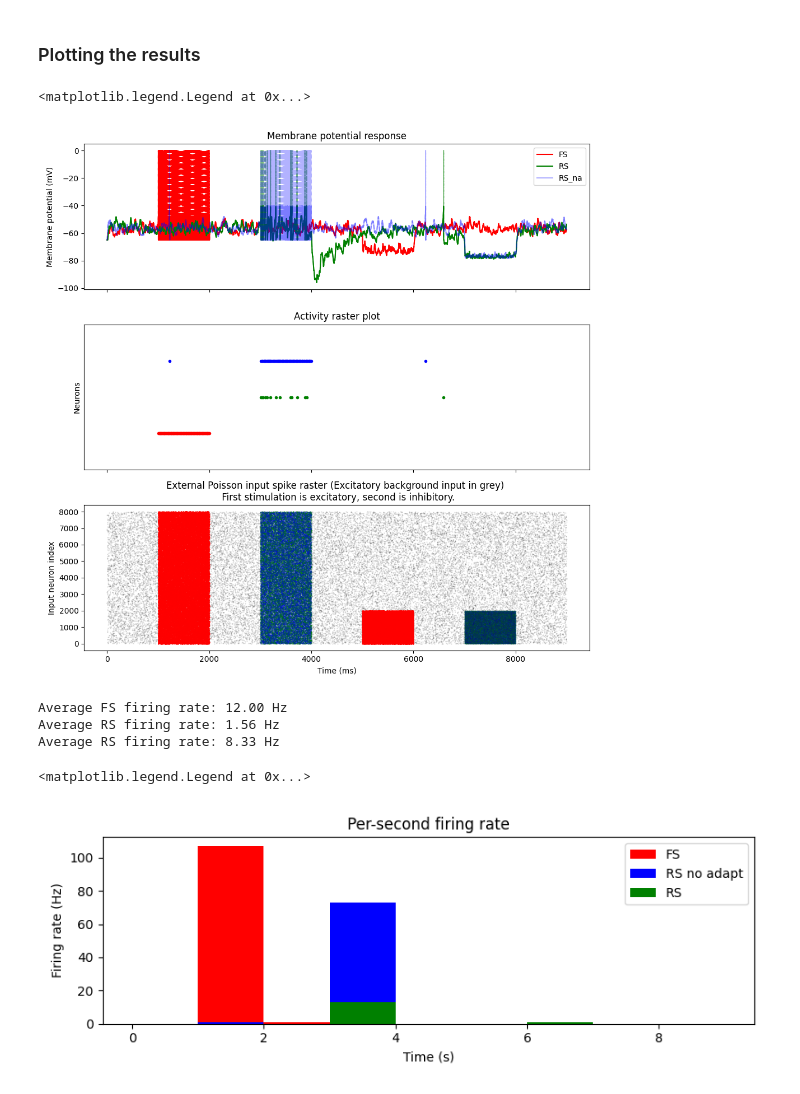
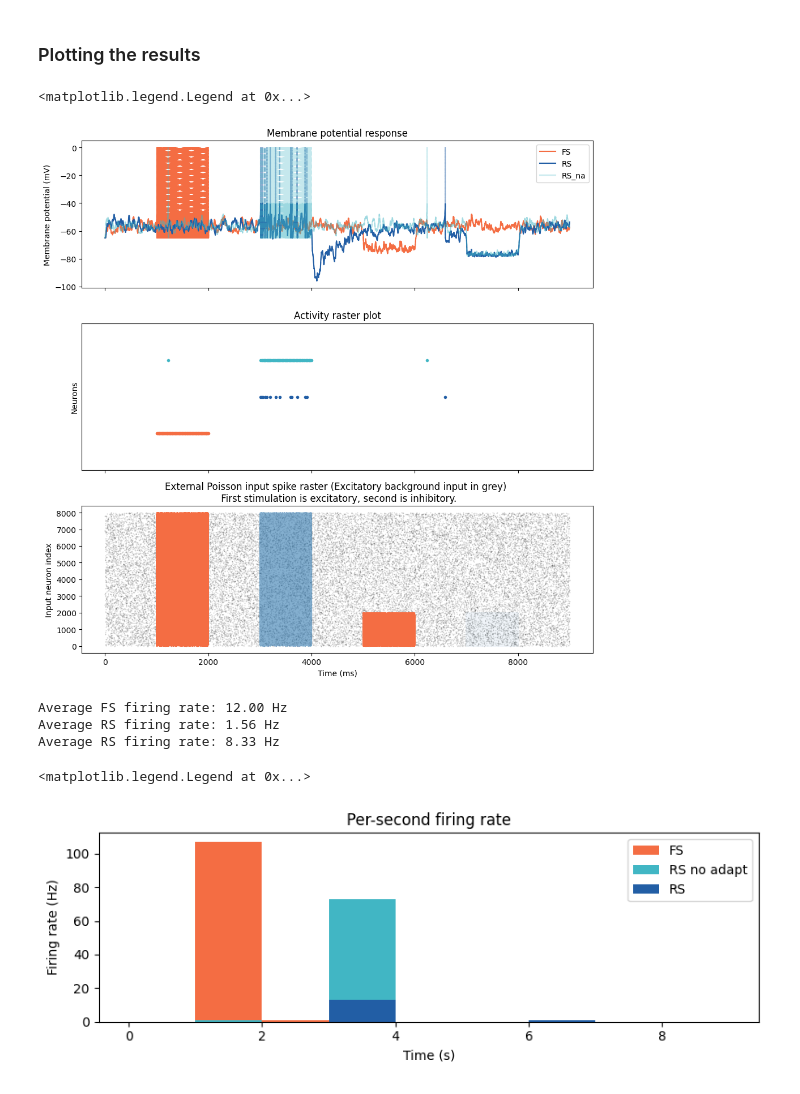
Before and after one commit to IlaCar/neuron-to-meanfield, a Jupyter notebook: single_neuron_simulation/single_neuron_synaptic_stimulation.ipynb, the cells around one changed output. Cells and saved outputs as stored; diff of their text form; code cells hidden in the pictures.

Commit message:
updating notebooks -- generating manuscript figures in progress

```diff
--- a/single_neuron_simulation/single_neuron_synaptic_stimulation.ipynb
+++ b/single_neuron_simulation/single_neuron_synaptic_stimulation.ipynb
@@ -289,19 +298,19 @@ Wall time: 30.7 s
 # %%
 fig, ax = plt.subplots(3, 1, figsize=(10, 10), sharex=True)
 
-ax[0].plot(mon_FS.t / b2.ms, mon_FS.v[0] / b2.mV, color='red', label = 'FS')
-ax[0].plot(mon_FS.t / b2.ms, get_pretty_voltage(mon_FS.v[0], -48) / b2.mV, '--', color='red')
-ax[0].plot(mon_RS.t / b2.ms, mon_RS.v[0] / b2.mV, color='green', label = 'RS')
-ax[0].plot(mon_RS.t / b2.ms, get_pretty_voltage(mon_RS.v[0], -45) / b2.mV, '--', color='green', alpha = 0.5)
-ax[0].plot(mon_RS_na.t / b2.ms, mon_RS_na.v[0] / b2.mV, color='blue', alpha = 0.3, label = 'RS_na')
-ax[0].plot(mon_RS_na.t / b2.ms, get_pretty_voltage(mon_RS_na.v[0], -45) / b2.mV, '--', color='blue', alpha = 0.3)
+ax[0].plot(mon_FS.t / b2.ms, mon_FS.v[0] / b2.mV, color=color_palette['FS'], label = 'FS')
+ax[0].plot(mon_FS.t / b2.ms, get_pretty_voltage(mon_FS.v[0], -48) / b2.mV, '--', color=color_palette['FS'])
+ax[0].plot(mon_RS.t / b2.ms, mon_RS.v[0] / b2.mV, color=color_palette['RS'], label = 'RS')
+ax[0].plot(mon_RS.t / b2.ms, get_pretty_voltage(mon_RS.v[0], -45) / b2.mV, '--', color=color_palette['RS'], alpha = 0.5)
+ax[0].plot(mon_RS_na.t / b2.ms, mon_RS_na.v[0] / b2.mV, color=color_palette['RS_no_adapt'], alpha = 0.3, label = 'RS_na')
+ax[0].plot(mon_RS_na.t / b2.ms, get_pretty_voltage(mon_RS_na.v[0], -45) / b2.mV, '--', color=color_palette['RS_no_adapt'], alpha = 0.3)
 
 ax[0].set_ylabel('Membrane potential (mV)')
 ax[0].set_title('Membrane potential response')
 
-ax[1].plot(mon_spike_FS.t / b2.ms,  np.zeros(len(mon_spike_FS.t)), '.', color='red')
-ax[1].plot(mon_spike_RS.t / b2.ms,  np.full((len(mon_spike_RS.t)),1), '.', color='green') # sanity check
-ax[1].plot(mon_spike_RS_na.t / b2.ms,  np.full((len(mon_spike_RS_na.t)),2), '.', color='blue') # sanity check
+ax[1].plot(mon_spike_FS.t / b2.ms,  np.zeros(len(mon_spike_FS.t)), '.', color=color_palette['FS'])
+ax[1].plot(mon_spike_RS.t / b2.ms,  np.full((len(mon_spike_RS.t)),1), '.', color=color_palette['RS']) # sanity check
+ax[1].plot(mon_spike_RS_na.t / b2.ms,  np.full((len(mon_spike_RS_na.t)),2), '.', color=color_palette['RS_no_adapt']) # sanity check
 
 ax[1].set_yticks([])
 ax[1].set_ylim(-1,3)
@@ -310,13 +319,13 @@ ax[1].set_title('Activity raster plot')
 
 ax[2].plot(mon_Poisson_input_all.t / b2.ms, mon_Poisson_input_all.i, '.k', alpha = 0.15, markersize=1)
 
-ax[2].plot(mon_Poisson_input_exc_FS.t / b2.ms, mon_Poisson_input_exc_FS.i, '.r', markersize=1)
-ax[2].plot(mon_Poisson_input_exc_RS.t / b2.ms, mon_Poisson_input_exc_RS.i, '.g', alpha = 0.5,  markersize=1)
-ax[2].plot(mon_Poisson_input_exc_RS_na.t / b2.ms, mon_Poisson_input_exc_RS_na.i, '.b', alpha = 0.15, markersize=1)
+ax[2].plot(mon_Poisson_input_exc_FS.t / b2.ms, mon_Poisson_input_exc_FS.i, color_palette['FS'], markersize=1)
+ax[2].plot(mon_Poisson_input_exc_RS.t / b2.ms, mon_Poisson_input_exc_RS.i, color_palette['RS'], alpha = 0.5,  markersize=1)
+ax[2].plot(mon_Poisson_input_exc_RS_na.t / b2.ms, mon_Poisson_input_exc_RS_na.i, color_palette['RS_no_adapt'], alpha = 0.15, markersize=1)
 
-ax[2].plot(mon_Poisson_input_inh_FS.t / b2.ms, mon_Poisson_input_inh_FS.i, '.r', markersize=1)
-ax[2].plot(mon_Poisson_input_inh_RS.t / b2.ms, mon_Poisson_input_inh_RS.i, '.g', alpha = 0.05, markersize=1)
-ax[2].plot(mon_Poisson_input_inh_RS_na.t / b2.ms, mon_Poisson_input_inh_RS_na.i, '.b', alpha = 0.015, markersize=1)
+ax[2].plot(mon_Poisson_input_inh_FS.t / b2.ms, mon_Poisson_input_inh_FS.i, color_palette['FS'], markersize=1)
+ax[2].plot(mon_Poisson_input_inh_RS.t / b2.ms, mon_Poisson_input_inh_RS.i, color_palette['RS'], alpha = 0.05, markersize=1)
+ax[2].plot(mon_Poisson_input_inh_RS_na.t / b2.ms, mon_Poisson_input_inh_RS_na.i, color_palette['RS_no_adapt'], alpha = 0.015, markersize=1)
 
 ax[2].set_xlabel('Time (ms)')
 ax[2].set_ylabel('Input neuron index')
@@ -326,7 +335,7 @@ plt.tight_layout()
 ax[0].legend()
 # %% [output]
 <matplotlib.legend.Legend at 0x...>
-[figure, old version]
+[figure, new version]
 # %%
 stim_duration = sim_duration
 
@@ -348,32 +357,32 @@ Average RS firing rate: 8.33 Hz
 # %%
 # Convert spike times to seconds
 spike_times_FS = mon_spike_FS.t / b2.second
 spike_times_RS = mon_spike_RS.t / b2.second
 spike_times_RS_na = mon_spike_RS_na.t / b2.second
 
 # Bin edges: one bin per second
 bin_edges = np.arange(0, sim_duration / b2.second + 1, 1.0)
 
 # Histogram: count spikes in each 1-second bin
 spikes_per_bin_FS, _ = np.histogram(spike_times_FS, bins=bin_edges)
 spikes_per_bin_RS_na, _ = np.histogram(spike_times_RS_na, bins=bin_edges)
 spikes_per_bin_RS, _ = np.histogram(spike_times_RS, bins=bin_edges)
 
 # Firing rate = spikes per second = Hz
 firing_rate_per_second_FS = spikes_per_bin_FS / 1.0
 firing_rate_per_second_RS_na = spikes_per_bin_RS_na / 1.0
 firing_rate_per_second_RS = spikes_per_bin_RS / 1.0
 
 # Plotting overlapping histograms
 plt.figure(figsize=(8, 3))
-plt.bar(np.arange(len(firing_rate_per_second_FS)), firing_rate_per_second_FS, width=1.0, align='edge', color = 'r', alpha = 1, label='FS')
-plt.bar(np.arange(len(firing_rate_per_second_RS_na)), firing_rate_per_second_RS_na, width=1.0, align='edge', color = 'b', alpha = 1, label='RS no adapt')
-plt.bar(np.arange(len(firing_rate_per_second_RS)), firing_rate_per_second_RS, width=1.0, align='edge', color = 'g', alpha = 1, label='RS')
+plt.bar(np.arange(len(firing_rate_per_second_FS)), firing_rate_per_second_FS, width=1.0, align='edge', color = color_palette['FS'], alpha = 1, label='FS')
+plt.bar(np.arange(len(firing_rate_per_second_RS_na)), firing_rate_per_second_RS_na, width=1.0, align='edge', color = color_palette['RS_no_adapt'], alpha = 1, label='RS no adapt')
+plt.bar(np.arange(len(firing_rate_per_second_RS)), firing_rate_per_second_RS, width=1.0, align='edge', color = color_palette['RS'], alpha = 1, label='RS')
 plt.xlabel('Time (s)')
 plt.ylabel('Firing rate (Hz)')
 plt.title('Per-second firing rate')
 plt.tight_layout()
 plt.legend()
 # %% [output]
 <matplotlib.legend.Legend at 0x...>
-[figure, old version]
+[figure, new version]
```
Also changed, not shown: parts of 3 cells of this notebook, 5 other files.
